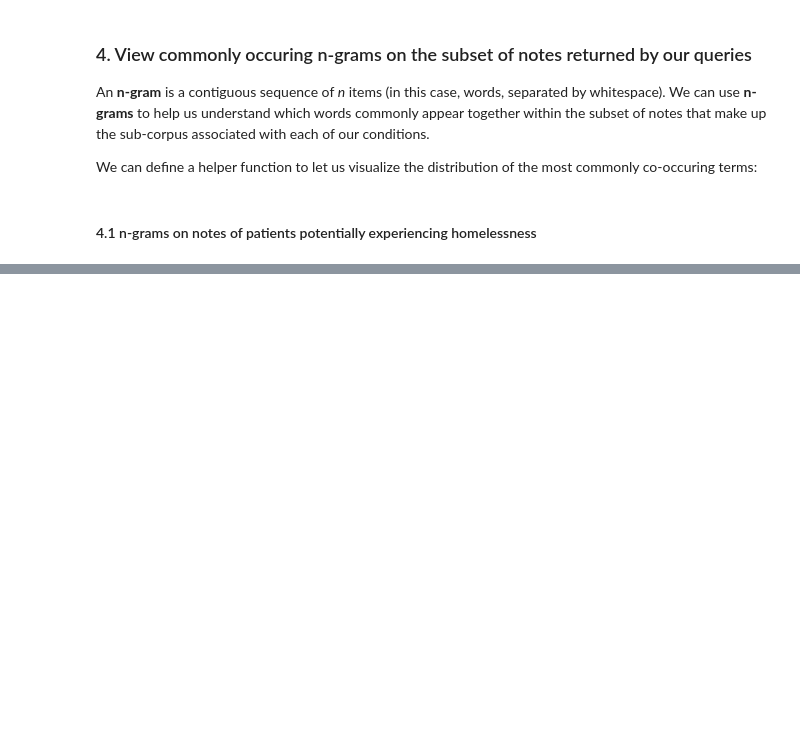
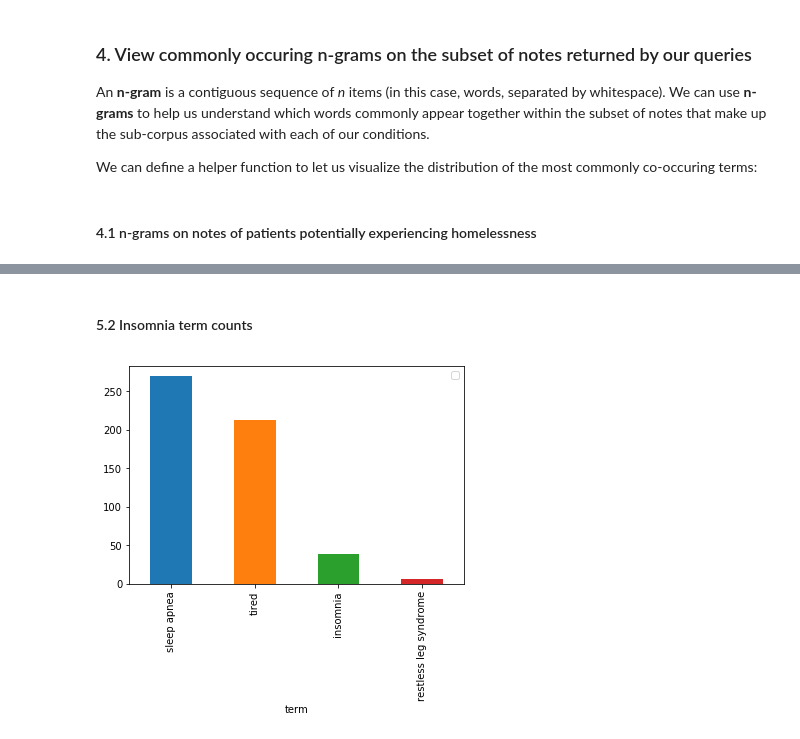
Before and after one commit to ClarityNLP/ClarityNLP, a Jupyter notebook: nlp/notebooks/cooking/Cooking_with_ClarityNLP_092618.ipynb, the cells around one changed output, grey strips where cells are left out. Saved outputs shown, nothing was run; the diff lists cells and outputs as text; code cells hidden in the pictures; blank space fills up the shorter version.

```diff
--- a/nlp/notebooks/cooking/Cooking_with_ClarityNLP_092618.ipynb
+++ b/nlp/notebooks/cooking/Cooking_with_ClarityNLP_092618.ipynb
@@ -390,0 +484,6 @@ Used to explore usefulness of original set of terms by examining the distributio
+# %% [markdown]
+#### 5.2 Insomnia term counts
+# %%
+plot_term_counts(run_result_insomnia['main_results_csv'], to_lowercase=True)
+# %% [output]
+[figure, added]
```
Also changed, not shown: parts of 55 cells of this notebook.
